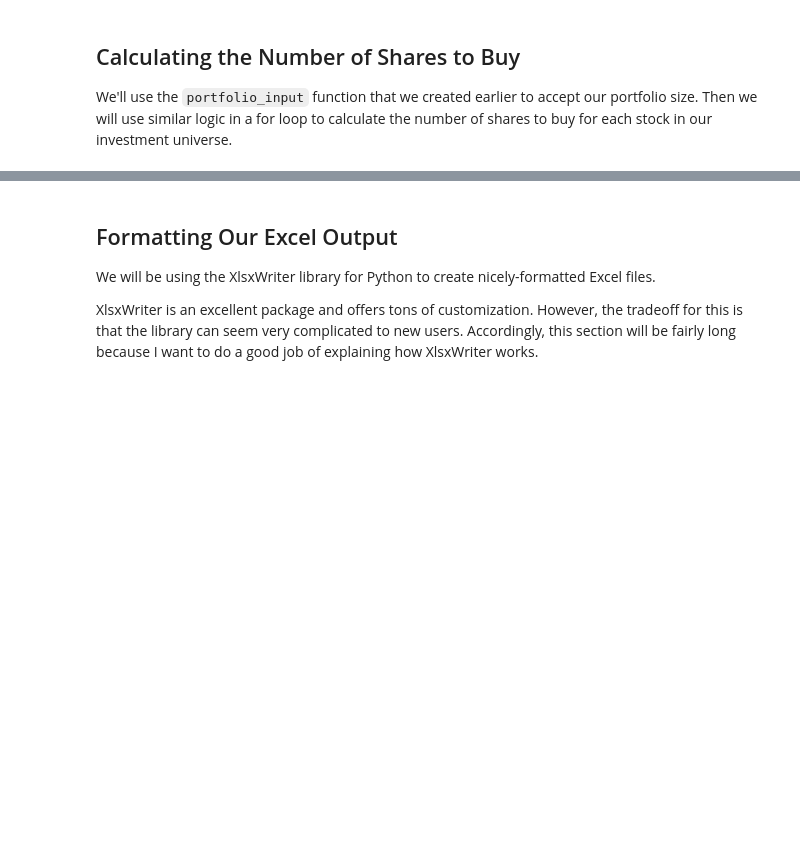
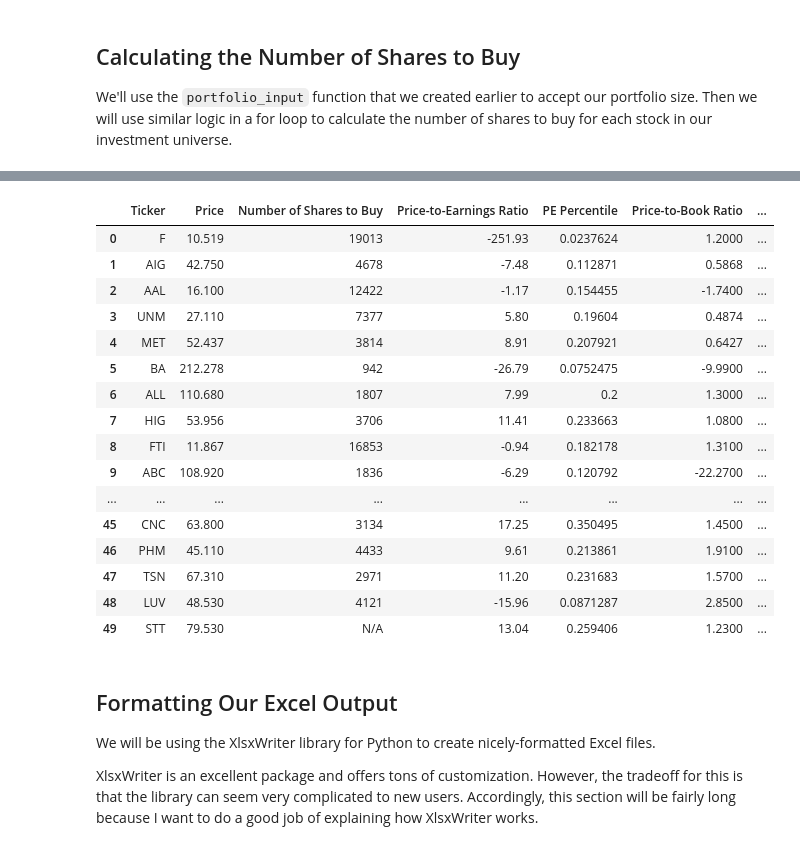
Before and after one commit to cengizozel/Algorithmic-Trading-In-Python, a Jupyter notebook: Projects/3 - Building A Quantitative Value Investing Strategy/003_quantitative_value_strategy.ipynb, the cells around one changed output, grey strips where cells are left out. Drawn from its saved outputs; the diff is of its cells as text; code cells hidden in the pictures; blank space fills up the shorter version.

```diff
--- a/Projects/3 - Building A Quantitative Value Investing Strategy/003_quantitative_value_strategy.ipynb
+++ b/Projects/3 - Building A Quantitative Value Investing Strategy/003_quantitative_value_strategy.ipynb
@@ -227,3 +332,7 @@ There are two main approaches:
 In this tutorial, we will replace missing data with the average non-`NaN` data point from that column.
 
 Here is the code to do this:
+# %%
+for column in ['Price-to-Earnings Ratio', 'Price-to-Book Ratio','Price-to-Sales Ratio',  'EV/EBITDA','EV/GP']:
+    rv_dataframe[column].fillna(rv_dataframe[column].mean(), inplace = True)
+rv_dataframe
@@ -278,0 +371,19 @@ Name: EV/GP Percentile, Length: 505, dtype: object
+# %%
+metrics = {
+            'Price-to-Earnings Ratio': 'PE Percentile',
+            'Price-to-Book Ratio':'PB Percentile',
+            'Price-to-Sales Ratio': 'PS Percentile',
+            'EV/EBITDA':'EV/EBITDA Percentile',
+            'EV/GP':'EV/GP Percentile'
+}
+
+for row in rv_dataframe.index:
+    for metric in metrics.keys():
+        rv_dataframe.loc[row, metrics[metric]] = stats.percentileofscore(rv_dataframe[metric], rv_dataframe.loc[row, metric])/100
+
+# Print each percentile score to make sure it was calculated properly
+for metric in metrics.values():
+    print(rv_dataframe[metric])
+
+#Print the entire DataFrame
+rv_dataframe
@@ -300,0 +428,10 @@ To calculate arithmetic mean, we will use the mean function from Python's built-
+# %%
+from statistics import mean
+
+for row in rv_dataframe.index:
+    value_percentiles = []
+    for metric in metrics.keys():
+        value_percentiles.append(rv_dataframe.loc[row, metrics[metric]])
+    rv_dataframe.loc[row, 'RV Score'] = mean(value_percentiles)
+
+rv_dataframe
@@ -302,6 +453,10 @@ To calculate arithmetic mean, we will use the mean function from Python's built-
 ## Selecting the 50 Best Value Stocks¶
 
 As before, we can identify the 50 best value stocks in our universe by sorting the DataFrame on the RV Score column and dropping all but the top 50 entries.
+# %%
+rv_dataframe.sort_values(by = 'RV Score', inplace = True)
+rv_dataframe = rv_dataframe[:50]
+rv_dataframe.reset_index(drop = True, inplace = True)
 # %% [markdown]
 ## Calculating the Number of Shares to Buy
 We'll use the `portfolio_input` function that we created earlier to accept our portfolio size. Then we will use similar logic in a for loop to calculate the number of shares to buy for each stock in our investment universe.
@@ -330,3 +465,26 @@ Enter the value of your portfolio:1000000
+# %%
+position_size = float(portfolio_size) / len(rv_dataframe.index)
+for i in range(0, len(rv_dataframe['Ticker'])-1):
+    rv_dataframe.loc[i, 'Number of Shares to Buy'] = math.floor(position_size / rv_dataframe['Price'][i])
+rv_dataframe
+# %% [output]
+|  | Ticker | Price | Number of Shares to Buy | Price-to-Earnings Ratio | PE Percentile | Price-to-Book Ratio | ... |
+| 0 | F | 10.519 | 19013 | -251.93 | 0.0237624 | 1.2000 | ... |
+| 1 | AIG | 42.750 | 4678 | -7.48 | 0.112871 | 0.5868 | ... |
+| 2 | AAL | 16.100 | 12422 | -1.17 | 0.154455 | -1.7400 | ... |
+| 3 | UNM | 27.110 | 7377 | 5.80 | 0.19604 | 0.4874 | ... |
+| 4 | MET | 52.437 | 3814 | 8.91 | 0.207921 | 0.6427 | ... |
+| 5 | BA | 212.278 | 942 | -26.79 | 0.0752475 | -9.9900 | ... |
+| 6 | ALL | 110.680 | 1807 | 7.99 | 0.2 | 1.3000 | ... |
+| 7 | HIG | 53.956 | 3706 | 11.41 | 0.233663 | 1.0800 | ... |
+| 8 | FTI | 11.867 | 16853 | -0.94 | 0.182178 | 1.3100 | ... |
+| 9 | ABC | 108.920 | 1836 | -6.29 | 0.120792 | -22.2700 | ... |
+| ... | ... | ... | ... | ... | ... | ... | ... |
+| 45 | CNC | 63.800 | 3134 | 17.25 | 0.350495 | 1.4500 | ... |
+| 46 | PHM | 45.110 | 4433 | 9.61 | 0.213861 | 1.9100 | ... |
+| 47 | TSN | 67.310 | 2971 | 11.20 | 0.231683 | 1.5700 | ... |
+| 48 | LUV | 48.530 | 4121 | -15.96 | 0.0871287 | 2.8500 | ... |
+| 49 | STT | 79.530 | N/A | 13.04 | 0.259406 | 1.2300 | ... |
 # %% [markdown]
 ## Formatting Our Excel Output
 
```
Also changed, not shown: parts of 35 cells of this notebook, 2 other files.
